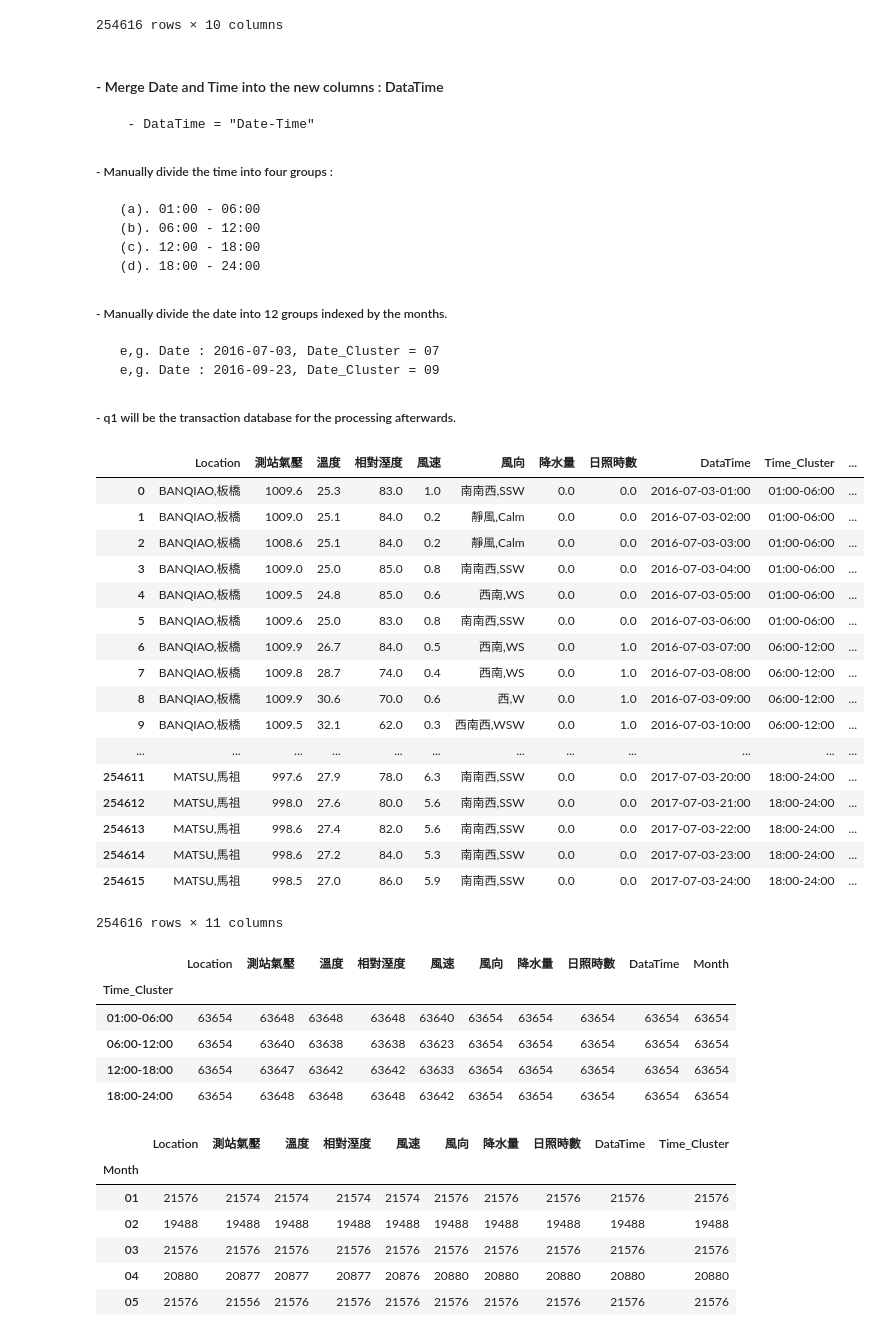
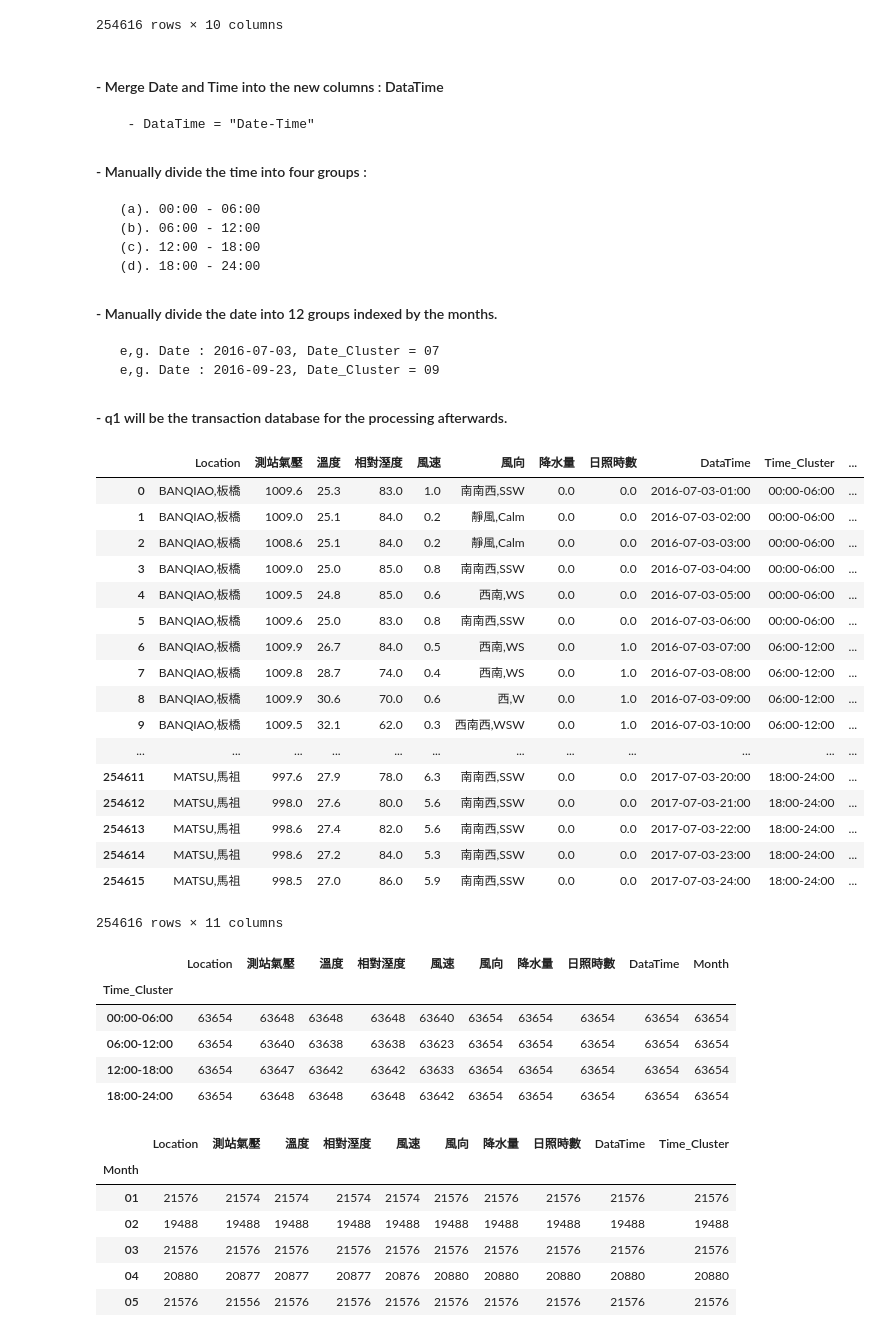
Before and after one commit to Coslate/DataMining_Lab2, a Jupyter notebook: DM106-2_Lab2_Weather.ipynb, the cells around one changed output. Drawn from its saved outputs; the diff is of its cells as text; code cells hidden in the pictures.

```diff
--- a/DM106-2_Lab2_Weather.ipynb
+++ b/DM106-2_Lab2_Weather.ipynb
@@ -95,55 +95,55 @@ weather
 #### - Merge Date and Time into the new columns : DataTime
       - DataTime = "Date-Time"
 
-##### - Manually divide the time into four groups :
-     (a). 01:00 - 06:00
+#### - Manually divide the time into four groups :
+     (a). 00:00 - 06:00
      (b). 06:00 - 12:00
      (c). 12:00 - 18:00
      (d). 18:00 - 24:00
 
-##### - Manually divide the date into 12 groups indexed by the months.
+#### - Manually divide the date into 12 groups indexed by the months.
      e,g. Date : 2016-07-03, Date_Cluster = 07
      e,g. Date : 2016-09-23, Date_Cluster = 09
 
-##### - q1 will be the transaction database for the processing afterwards.
+#### - q1 will be the transaction database for the processing afterwards.
 # %%
 import re
 
 l = list(weather['Date'])
 l = [str(l[i])+"-"+str(x) for i, x in enumerate(weather['Time'])]
 weather['DataTime'] = l
 
-#Divide the time into four groups : [01:00, 06:00], [06:00, 12:00], [12:00, 18:00], [18:00, 24:00]
+#Divide the time into four groups : [00:00, 06:00], [06:00, 12:00], [12:00, 18:00], [18:00, 24:00]
 q1 = weather.drop(['Date', 'Time'], axis=1)
 l_weather = list(weather['Time'])
 
 time_set = set().union(l_weather)
 #Hope to compare index instead of comparing string
 time_set = sorted(time_set)
 time_decoder = {i: k for i, k in enumerate(time_set)}
 time_encoder = {k: i for i, k in enumerate(time_set)}
 
 l = [time_encoder[x] for x in l_weather]
-l = ["01:00-06:00" if(x>=0 and x <=5) else x for x in l]
+l = ["00:00-06:00" if(x>=0 and x <=5) else x for x in l]
 l = ["06:00-12:00" if(IsNumber(x) and (x>5 and x <=11)) else x for x in l]
 l = ["12:00-18:00" if(IsNumber(x) and (x>11 and x <=17)) else x for x in l]
 l = ["18:00-24:00" if(IsNumber(x) and (x>17)) else x for x in l]
 q1['Time_Cluster'] = l
 
 #Divide the date into 12 groups indexed by the month.
 l_date = list(weather['Date'])
 pattern = re.compile(r'(\w*)\-(\w*)\-(\w*)')
 l_month = [pattern.search(x).group(2) for x in l_date]
 q1['Month'] = l_month
 q1
 # %% [output]
 |  | Location | 測站氣壓 | 溫度 | 相對溼度 | 風速 | 風向 | 降水量 | 日照時數 | DataTime | Time_Cluster | ... |
-| 0 | BANQIAO,板橋 | 1009.6 | 25.3 | 83.0 | 1.0 | 南南西,SSW | 0.0 | 0.0 | 2016-07-03-01:00 | 01:00-06:00 | ... |
-| 1 | BANQIAO,板橋 | 1009.0 | 25.1 | 84.0 | 0.2 | 靜風,Calm | 0.0 | 0.0 | 2016-07-03-02:00 | 01:00-06:00 | ... |
-| 2 | BANQIAO,板橋 | 1008.6 | 25.1 | 84.0 | 0.2 | 靜風,Calm | 0.0 | 0.0 | 2016-07-03-03:00 | 01:00-06:00 | ... |
-| 3 | BANQIAO,板橋 | 1009.0 | 25.0 | 85.0 | 0.8 | 南南西,SSW | 0.0 | 0.0 | 2016-07-03-04:00 | 01:00-06:00 | ... |
-| 4 | BANQIAO,板橋 | 1009.5 | 24.8 | 85.0 | 0.6 | 西南,WS | 0.0 | 0.0 | 2016-07-03-05:00 | 01:00-06:00 | ... |
-| 5 | BANQIAO,板橋 | 1009.6 | 25.0 | 83.0 | 0.8 | 南南西,SSW | 0.0 | 0.0 | 2016-07-03-06:00 | 01:00-06:00 | ... |
+| 0 | BANQIAO,板橋 | 1009.6 | 25.3 | 83.0 | 1.0 | 南南西,SSW | 0.0 | 0.0 | 2016-07-03-01:00 | 00:00-06:00 | ... |
+| 1 | BANQIAO,板橋 | 1009.0 | 25.1 | 84.0 | 0.2 | 靜風,Calm | 0.0 | 0.0 | 2016-07-03-02:00 | 00:00-06:00 | ... |
+| 2 | BANQIAO,板橋 | 1008.6 | 25.1 | 84.0 | 0.2 | 靜風,Calm | 0.0 | 0.0 | 2016-07-03-03:00 | 00:00-06:00 | ... |
+| 3 | BANQIAO,板橋 | 1009.0 | 25.0 | 85.0 | 0.8 | 南南西,SSW | 0.0 | 0.0 | 2016-07-03-04:00 | 00:00-06:00 | ... |
+| 4 | BANQIAO,板橋 | 1009.5 | 24.8 | 85.0 | 0.6 | 西南,WS | 0.0 | 0.0 | 2016-07-03-05:00 | 00:00-06:00 | ... |
+| 5 | BANQIAO,板橋 | 1009.6 | 25.0 | 83.0 | 0.8 | 南南西,SSW | 0.0 | 0.0 | 2016-07-03-06:00 | 00:00-06:00 | ... |
 | 6 | BANQIAO,板橋 | 1009.9 | 26.7 | 84.0 | 0.5 | 西南,WS | 0.0 | 1.0 | 2016-07-03-07:00 | 06:00-12:00 | ... |
 | 7 | BANQIAO,板橋 | 1009.8 | 28.7 | 74.0 | 0.4 | 西南,WS | 0.0 | 1.0 | 2016-07-03-08:00 | 06:00-12:00 | ... |
 | 8 | BANQIAO,板橋 | 1009.9 | 30.6 | 70.0 | 0.6 | 西,W | 0.0 | 1.0 | 2016-07-03-09:00 | 06:00-12:00 | ... |
@@ -160,7 +160,7 @@ q1.groupby('Time_Cluster').count()
 # %% [output]
 |  | Location | 測站氣壓 | 溫度 | 相對溼度 | 風速 | 風向 | 降水量 | 日照時數 | DataTime | Month |
 | Time_Cluster |  |  |  |  |  |  |  |  |  |  |
-| 01:00-06:00 | 63654 | 63648 | 63648 | 63648 | 63640 | 63654 | 63654 | 63654 | 63654 | 63654 |
+| 00:00-06:00 | 63654 | 63648 | 63648 | 63648 | 63640 | 63654 | 63654 | 63654 | 63654 | 63654 |
 | 06:00-12:00 | 63654 | 63640 | 63638 | 63638 | 63623 | 63654 | 63654 | 63654 | 63654 | 63654 |
 | 12:00-18:00 | 63654 | 63647 | 63642 | 63642 | 63633 | 63654 | 63654 | 63654 | 63654 | 63654 |
 | 18:00-24:00 | 63654 | 63648 | 63648 | 63648 | 63642 | 63654 | 63654 | 63654 | 63654 | 63654 |
```
Also changed, not shown: parts of 5 cells of this notebook, 1 other file.
